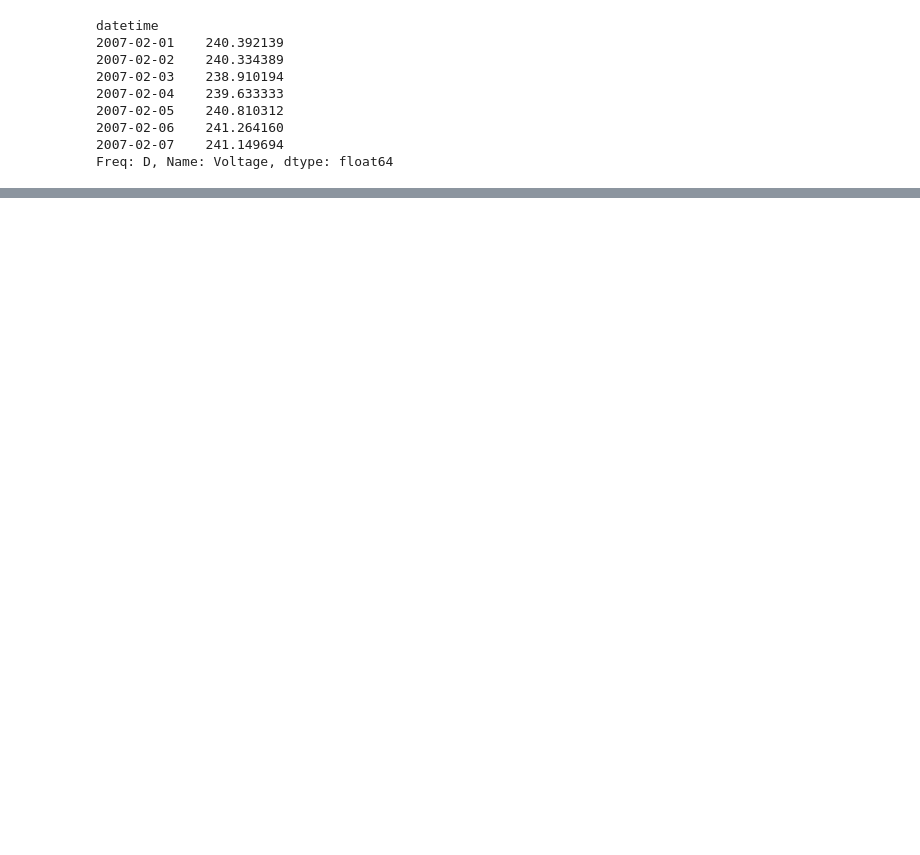
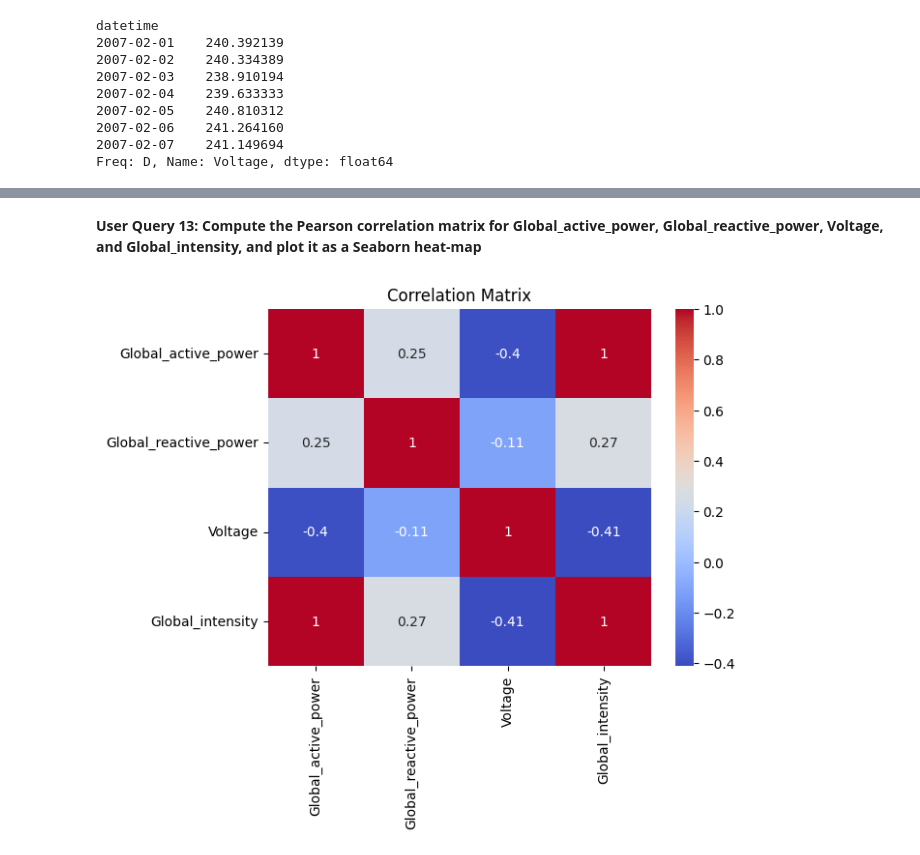
Before and after one commit to Cygnus101/PandasGPT, a Jupyter notebook: notebook/safeframeaitest.ipynb, the cells around one changed output, grey strips where cells are left out. Saved outputs shown, nothing was run; the diff lists cells and outputs as text; code cells hidden in the pictures; blank space fills up the shorter version.

```diff
--- a/notebook/safeframeaitest.ipynb
+++ b/notebook/safeframeaitest.ipynb
@@ -89,0 +150,9 @@ df[['Global_active_power', 'Sub_metering_1', 'Sub_metering_2', 'Sub_metering_3']
+# %% [markdown]
+**User Query 13: Compute the Pearson correlation matrix for Global_active_power, Global_reactive_power, Voltage, and Global_intensity, and plot it as a Seaborn heat-map**
+# %%
+ import seaborn as sns
+sns.heatmap(df[['Global_active_power', 'Global_reactive_power', 'Voltage', 'Global_intensity']].corr(), annot=True, cmap='coolwarm')
+plt.title('Correlation Matrix')
+plt.show()
+# %% [output]
+[figure, added]
```
Also changed, not shown: parts of 22 cells of this notebook.
